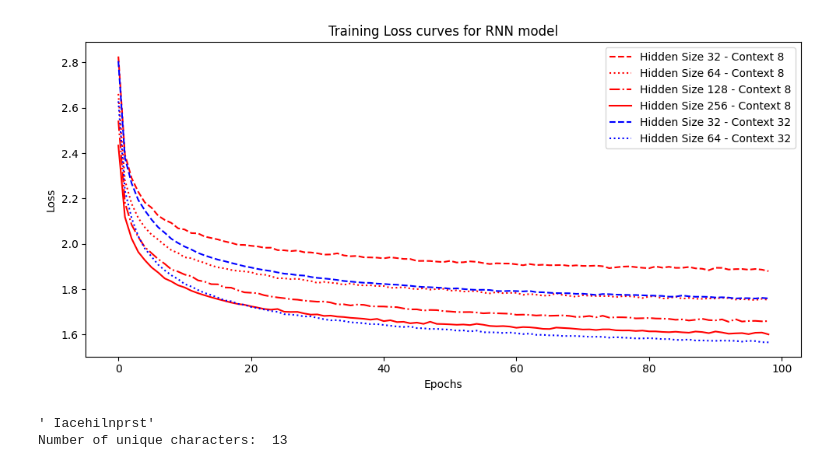
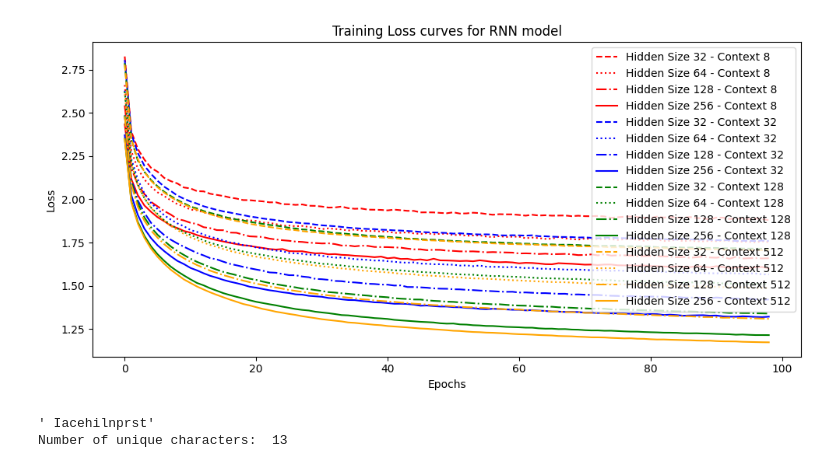
Before and after one commit to RicRicci22/Recognition-systems-labs, a Jupyter notebook: Lab 3/visualize_training_curves.ipynb, the cells around one changed output. Saved outputs shown, nothing was run; the diff lists cells and outputs as text; code cells hidden in the pictures.

Commit message:
update to gitignore and training curves visual

```diff
--- a/Lab 3/visualize_training_curves.ipynb
+++ b/Lab 3/visualize_training_curves.ipynb
@@ -12,34 +12,70 @@ with open('loss_rnn_context8_hiddensize64.pkl', 'rb') as file:
 with open('loss_rnn_context8_hiddensize128.pkl', 'rb') as file:
     loss_rnn_context8_hiddensize128 = pickle.load(file)
 
 with open('loss_rnn_context8_hiddensize256.pkl', 'rb') as file:
     loss_rnn_context8_hiddensize256 = pickle.load(file)
 
 with open('loss_rnn_context32_hiddensize32.pkl', 'rb') as file:
     loss_rnn_context32_hiddensize32 = pickle.load(file)
 
 with open('loss_rnn_context32_hiddensize64.pkl', 'rb') as file:
     loss_rnn_context32_hiddensize64 = pickle.load(file)
 
 with open('loss_rnn_context32_hiddensize128.pkl', 'rb') as file:
     loss_rnn_context32_hiddensize128 = pickle.load(file)
 
+with open('loss_rnn_context32_hiddensize256.pkl', 'rb') as file:
+    loss_rnn_context32_hiddensize256 = pickle.load(file)
+
+with open("loss_rnn_context128_hiddensize32.pkl", "rb") as file:
+    loss_rnn_context128_hiddensize32 = pickle.load(file)
+
+with open("loss_rnn_context128_hiddensize64.pkl", "rb") as file:
+    loss_rnn_context128_hiddensize64 = pickle.load(file)
+
+with open("loss_rnn_context128_hiddensize128.pkl", "rb") as file:
+    loss_rnn_context128_hiddensize128 = pickle.load(file)
+
+with open("loss_rnn_context128_hiddensize256.pkl", "rb") as file:
+    loss_rnn_context128_hiddensize256 = pickle.load(file)
+
+with open("loss_rnn_context512_hiddensize32.pkl", "rb") as file:
+    loss_rnn_context512_hiddensize32 = pickle.load(file)
+
+with open("loss_rnn_context512_hiddensize64.pkl", "rb") as file:
+    loss_rnn_context512_hiddensize64 = pickle.load(file)
+
+with open("loss_rnn_context512_hiddensize128.pkl", "rb") as file:
+    loss_rnn_context512_hiddensize128 = pickle.load(file)
+
+with open("loss_rnn_context512_hiddensize256.pkl", "rb") as file:
+    loss_rnn_context512_hiddensize256 = pickle.load(file)
+
 fig = plt.figure(figsize=(10, 5))
 plt.plot(loss_rnn_context8_hiddensize32, label='Hidden Size 32 - Context 8', color='red', linestyle='dashed')
 plt.plot(loss_rnn_context8_hiddensize64, label='Hidden Size 64 - Context 8',color='red', linestyle='dotted')
 plt.plot(loss_rnn_context8_hiddensize128, label='Hidden Size 128 - Context 8',color='red', linestyle='dashdot')
 plt.plot(loss_rnn_context8_hiddensize256, label='Hidden Size 256 - Context 8', color='red', linestyle='solid')
 plt.plot(loss_rnn_context32_hiddensize32, label='Hidden Size 32 - Context 32', color='blue', linestyle='dashed')
 plt.plot(loss_rnn_context32_hiddensize64, label='Hidden Size 64 - Context 32', color='blue', linestyle='dotted')
 plt.plot(loss_rnn_context32_hiddensize128, label='Hidden Size 128 - Context 32', color='blue', linestyle='dashdot')
+plt.plot(loss_rnn_context32_hiddensize256, label='Hidden Size 256 - Context 32', color='blue', linestyle='solid')
+plt.plot(loss_rnn_context128_hiddensize32, label='Hidden Size 32 - Context 128', color='green', linestyle='dashed')
+plt.plot(loss_rnn_context128_hiddensize64, label='Hidden Size 64 - Context 128', color='green', linestyle='dotted')
+plt.plot(loss_rnn_context128_hiddensize128, label='Hidden Size 128 - Context 128', color='green', linestyle='dashdot')
+plt.plot(loss_rnn_context128_hiddensize256, label='Hidden Size 256 - Context 128', color='green', linestyle='solid')
+plt.plot(loss_rnn_context512_hiddensize32, label='Hidden Size 32 - Context 512', color='orange', linestyle='dashed')
+plt.plot(loss_rnn_context512_hiddensize64, label='Hidden Size 64 - Context 512', color='orange', linestyle='dotted')
+plt.plot(loss_rnn_context512_hiddensize128, label='Hidden Size 128 - Context 512', color='orange', linestyle='dashdot')
+plt.plot(loss_rnn_context512_hiddensize256, label='Hidden Size 256 - Context 512', color='orange', linestyle='solid')
 plt.xlabel('Epochs')
 plt.ylabel('Loss')
 plt.title('Training Loss curves for RNN model')
 plt.legend()
 plt.tight_layout()
 plt.show()
 # %% [output]
-[figure, old version]
+[figure, new version]
 # %%
 text = "In this place there is air"
 chars = sorted(list(set(text)))
```
Also changed, not shown: 9 other files.
